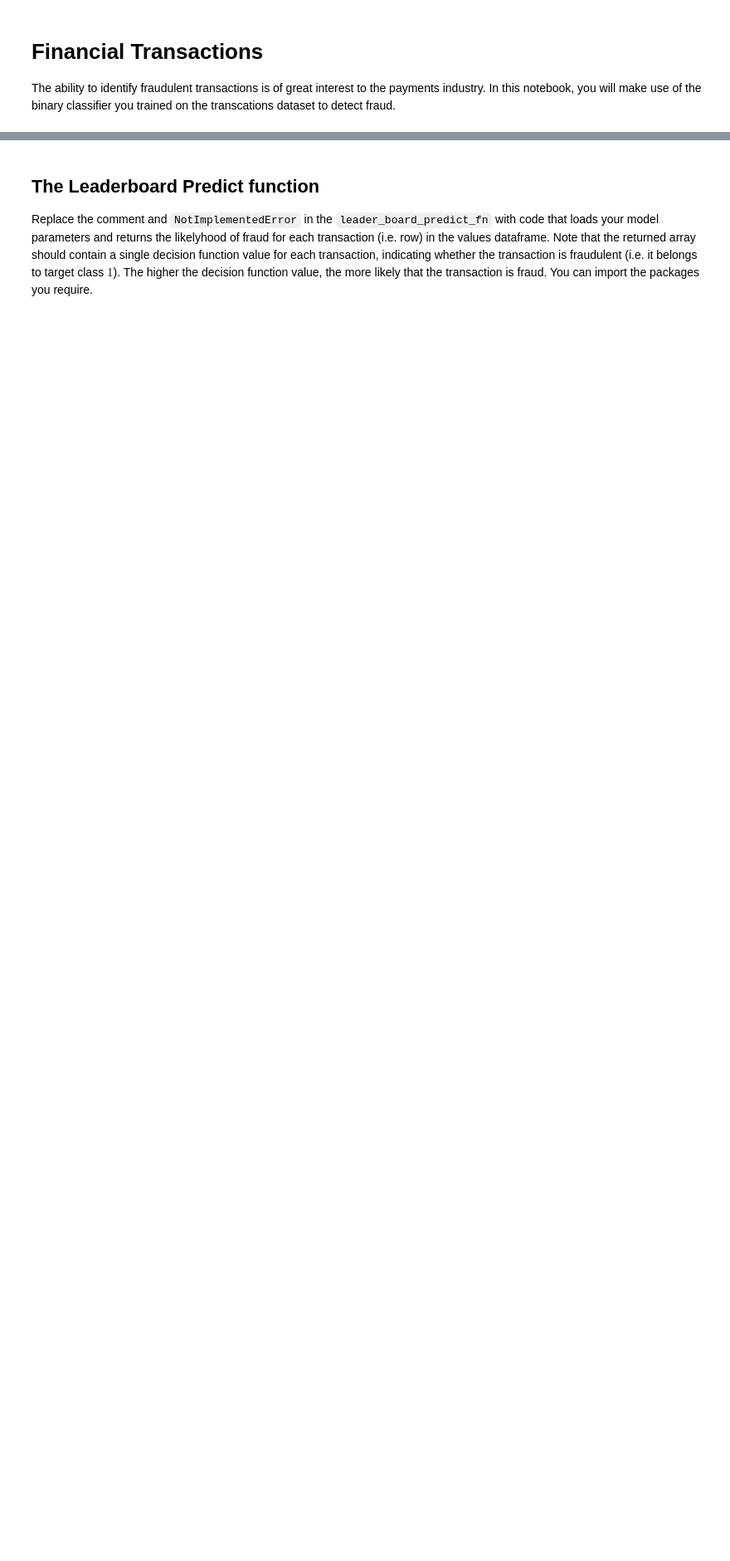
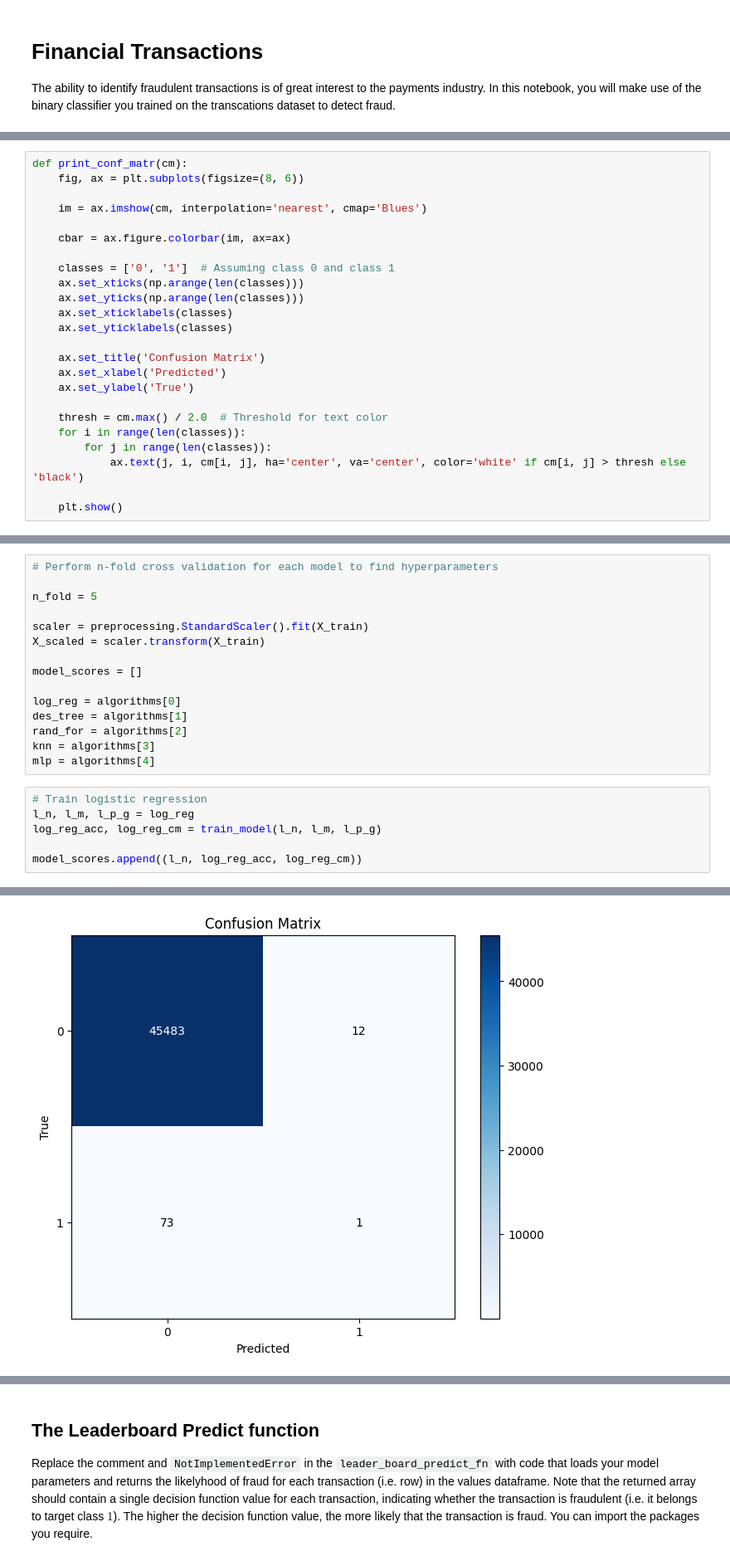
Before and after one commit to jonaserhart/ml_project, a Jupyter notebook: transactions.ipynb, the cells around one changed output, grey strips where cells are left out. Shown: that part at 83% size. Saved outputs shown, nothing was run; the diff lists cells and outputs as text; blank space fills up the shorter version.

Commit message:
added models

```diff
--- a/transactions.ipynb
+++ b/transactions.ipynb
@@ -18,0 +41,24 @@ y_train = train_data["Class"]
+# %%
+def print_conf_matr(cm):
+    fig, ax = plt.subplots(figsize=(8, 6))
+
+    im = ax.imshow(cm, interpolation='nearest', cmap='Blues')
+
+    cbar = ax.figure.colorbar(im, ax=ax)
+
+    classes = ['0', '1']  # Assuming class 0 and class 1
+    ax.set_xticks(np.arange(len(classes)))
+    ax.set_yticks(np.arange(len(classes)))
+    ax.set_xticklabels(classes)
+    ax.set_yticklabels(classes)
+
+    ax.set_title('Confusion Matrix')
+    ax.set_xlabel('Predicted')
+    ax.set_ylabel('True')
+
+    thresh = cm.max() / 2.0  # Threshold for text color
+    for i in range(len(classes)):
+        for j in range(len(classes)):
+            ax.text(j, i, cm[i, j], ha='center', va='center', color='white' if cm[i, j] > thresh else 'black')
+
+    plt.show()
@@ -18,0 +137,22 @@ y_train = train_data["Class"]
+# %%
+# Perform n-fold cross validation for each model to find hyperparameters
+
+n_fold = 5
+
+scaler = preprocessing.StandardScaler().fit(X_train)
+X_scaled = scaler.transform(X_train)
+
+model_scores = []
+
+log_reg = algorithms[0]
+des_tree = algorithms[1]
+rand_for = algorithms[2]
+knn = algorithms[3]
+mlp = algorithms[4]
+# %%
+# Train logistic regression
+l_n, l_m, l_p_g = log_reg
+log_reg_acc, log_reg_cm = train_model(l_n, l_m, l_p_g)
+
+model_scores.append((l_n, log_reg_acc, log_reg_cm))
+# %% [output]
@@ -18,0 +166 @@ y_train = train_data["Class"]
+[figure, added]
```
Also changed, not shown: parts of 13 cells of this notebook, 2 other files.
